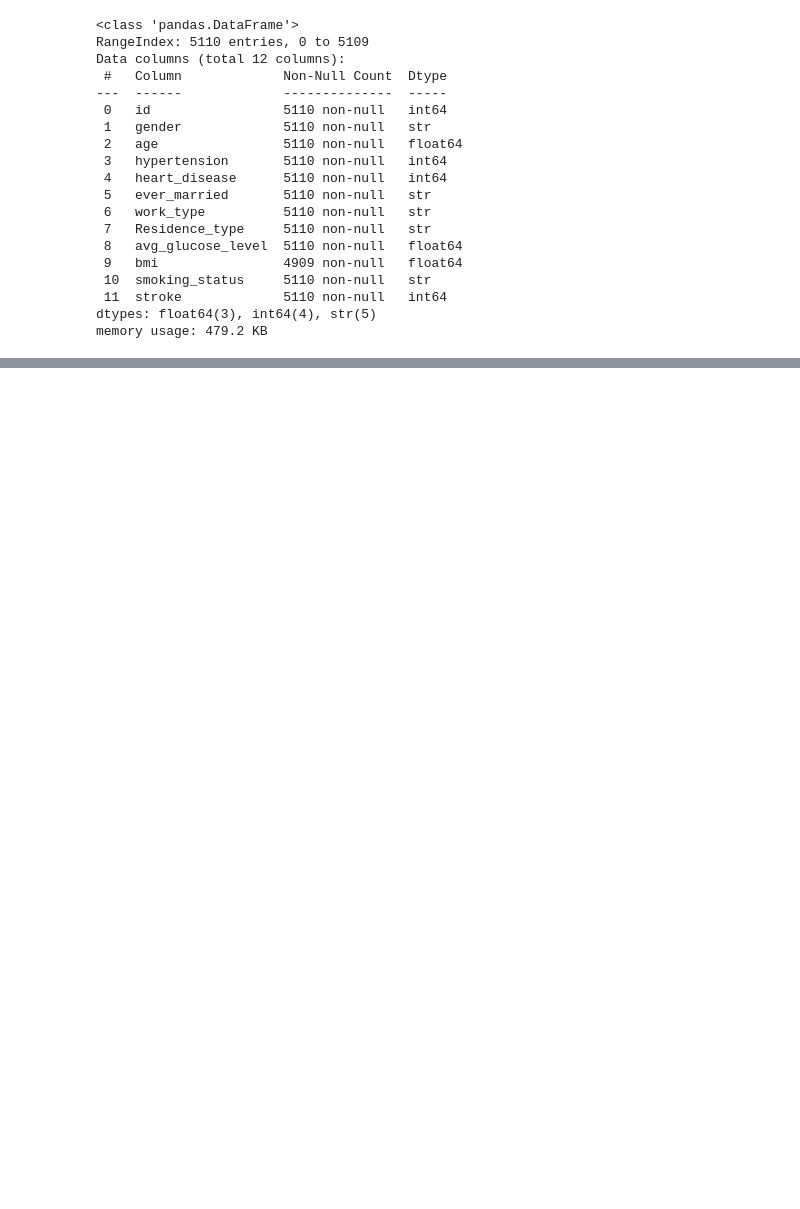
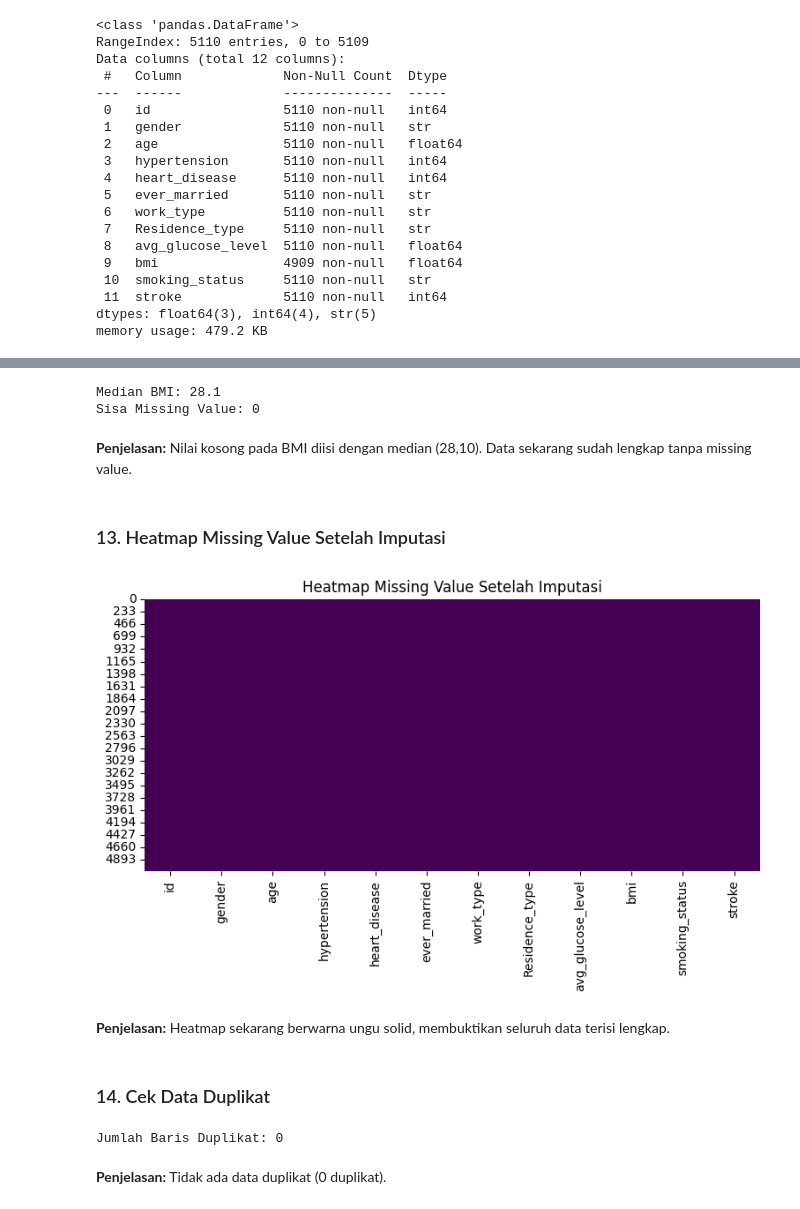
Before and after one commit to Firdaus1802/data-preprocessing, a Jupyter notebook: 02_Healthcare_Stroke/healthcare_stroke_preprocessing.ipynb, the cells around one changed output, grey strips where cells are left out. Drawn from its saved outputs; the diff is of its cells as text; code cells hidden in the pictures; blank space fills up the shorter version.

```diff
--- a/02_Healthcare_Stroke/healthcare_stroke_preprocessing.ipynb
+++ b/02_Healthcare_Stroke/healthcare_stroke_preprocessing.ipynb
@@ -347,0 +142,31 @@ Tabel di atas menampilkan pasien dengan kadar gula darah tertinggi (250 hingga 2
+# %%
+# Mengisi missing value BMI dengan median
+median_bmi = df['bmi'].median()
+df['bmi'] = df['bmi'].fillna(median_bmi)
+
+print('Median BMI:', median_bmi)
+print('Sisa Missing Value:', df.isnull().sum().sum())
+# %% [output]
+Median BMI: 28.1
+Sisa Missing Value: 0
+# %% [markdown]
+**Penjelasan:** Nilai kosong pada BMI diisi dengan median (28,10). Data sekarang sudah lengkap tanpa missing value.
+# %% [markdown]
+### 13. Heatmap Missing Value Setelah Imputasi
+# %%
+plt.figure(figsize=(9, 4))
+sns.heatmap(df.isnull(), cbar=False, cmap='viridis')
+plt.title('Heatmap Missing Value Setelah Imputasi')
+plt.show()
+# %% [output]
+[figure, added]
+# %% [markdown]
+**Penjelasan:** Heatmap sekarang berwarna ungu solid, membuktikan seluruh data terisi lengkap.
+# %% [markdown]
+### 14. Cek Data Duplikat
+# %%
+print('Jumlah Baris Duplikat:', df.duplicated().sum())
+# %% [output]
+Jumlah Baris Duplikat: 0
+# %% [markdown]
+**Penjelasan:** Tidak ada data duplikat (0 duplikat).
```
Also changed, not shown: parts of 114 cells of this notebook, 3 other files.
